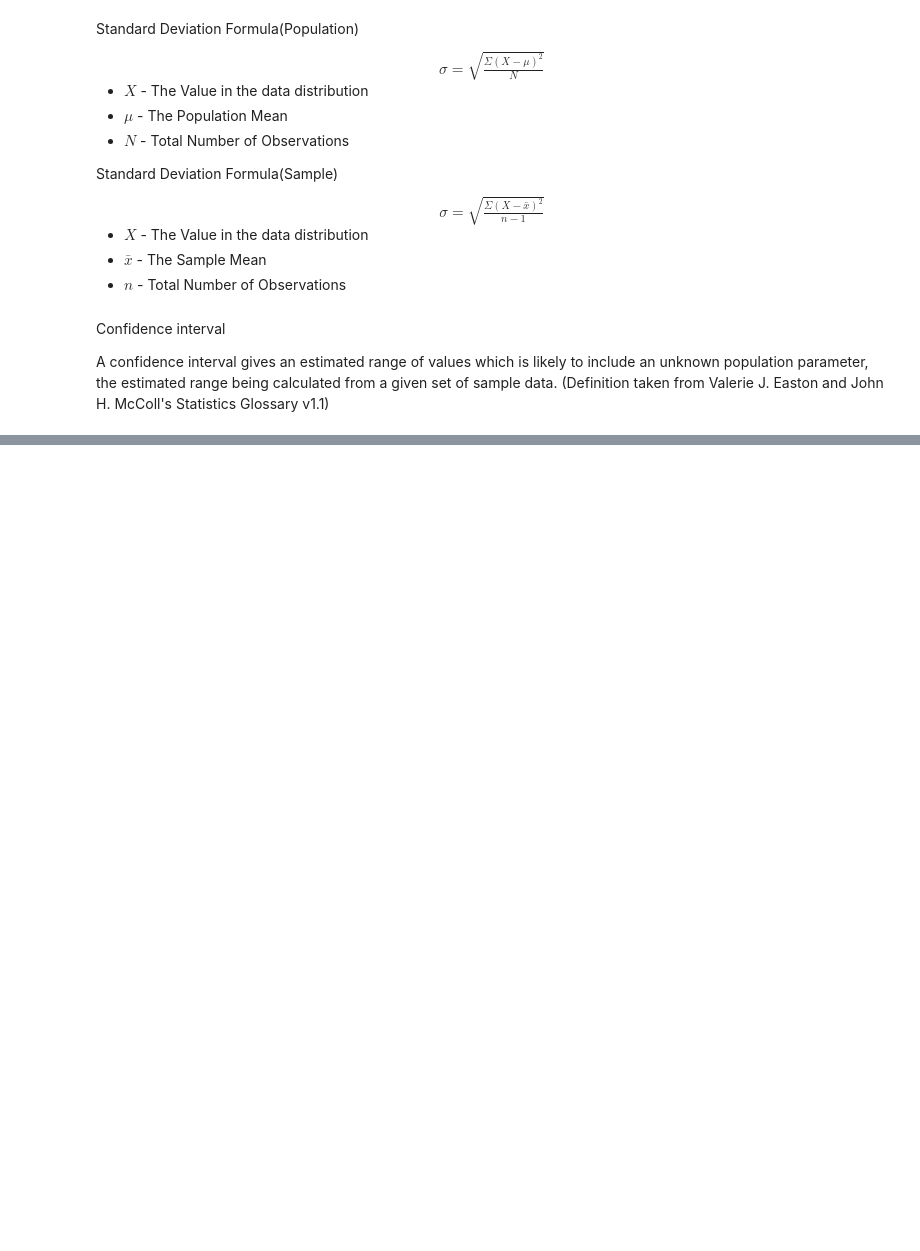
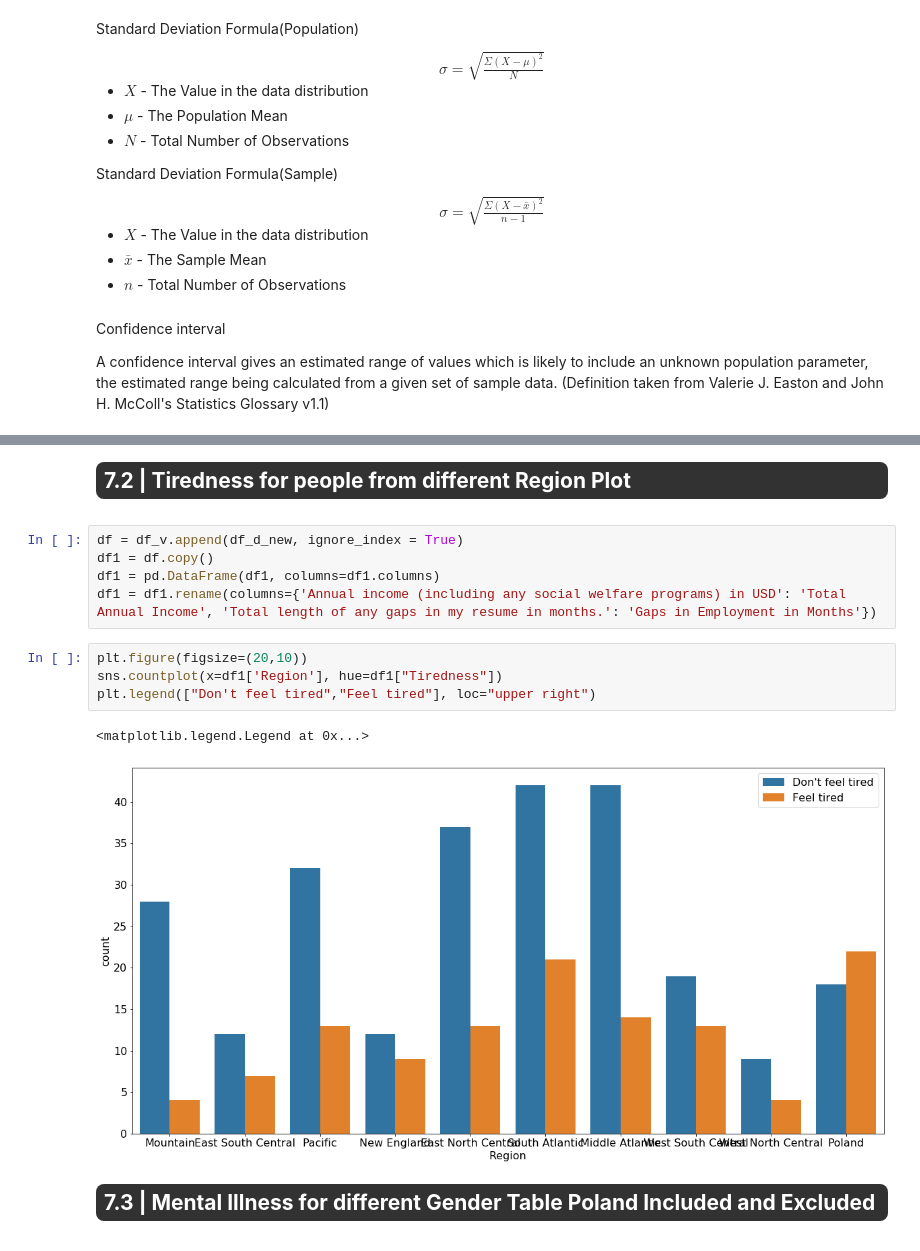
Before and after one commit to Heorhiichuk/RR_project_2022, a Jupyter notebook: RR project - Mental Health Analysis.ipynb, the cells around one changed output, grey strips where cells are left out. Cells and saved outputs as stored; diff of their text form; blank space fills up the shorter version.

Commit message:
Plot update

```diff
--- a/RR project - Mental Health Analysis.ipynb
+++ b/RR project - Mental Health Analysis.ipynb
@@ -619,3 +631,27 @@ print(f'\033[1m Without Mental Illness:\033[0m {round(unemployed_percent_without
 ---------------------------------------
  With Mental Illness: 36.47 ± 10.23 %
  Without Mental Illness: 20.42 ± 4.65 %
+# %% [markdown]
+<div style="color:white;display:fill;border-radius:8px;
+            background-color:#323232;font-size:150%;
+            font-family:Nexa;letter-spacing:0.5px">
+    <p style="padding: 8px;color:white;"><b>7.2 | Tiredness for people from different Region Plot</b></p>
+</div>
+# %%
+df = df_v.append(df_d_new, ignore_index = True)
+df1 = df.copy()
+df1 = pd.DataFrame(df1, columns=df1.columns)
+df1 = df1.rename(columns={'Annual income (including any social welfare programs) in USD': 'Total Annual Income', 'Total length of any gaps in my resume in months.': 'Gaps in Employment in Months'})
+# %%
+plt.figure(figsize=(20,10))
+sns.countplot(x=df1['Region'], hue=df1["Tiredness"])
+plt.legend(["Don't feel tired","Feel tired"], loc="upper right")
+# %% [output]
+<matplotlib.legend.Legend at 0x...>
+[figure, added]
+# %% [markdown]
+<div style="color:white;display:fill;border-radius:8px;
+            background-color:#323232;font-size:150%;
+            font-family:Nexa;letter-spacing:0.5px">
+    <p style="padding: 8px;color:white;"><b>7.3 | Mental Illness for different Gender Table Poland Included and Excluded</b></p>
+</div>
```
Also changed, not shown: parts of 10 cells of this notebook, 3 other files.
